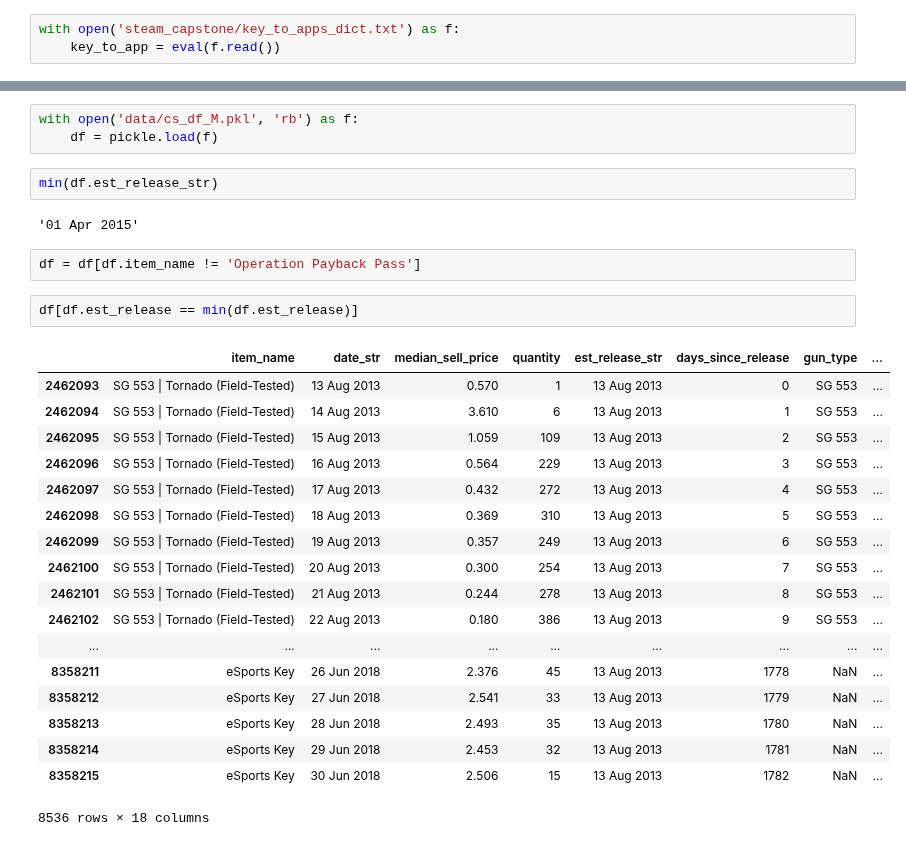
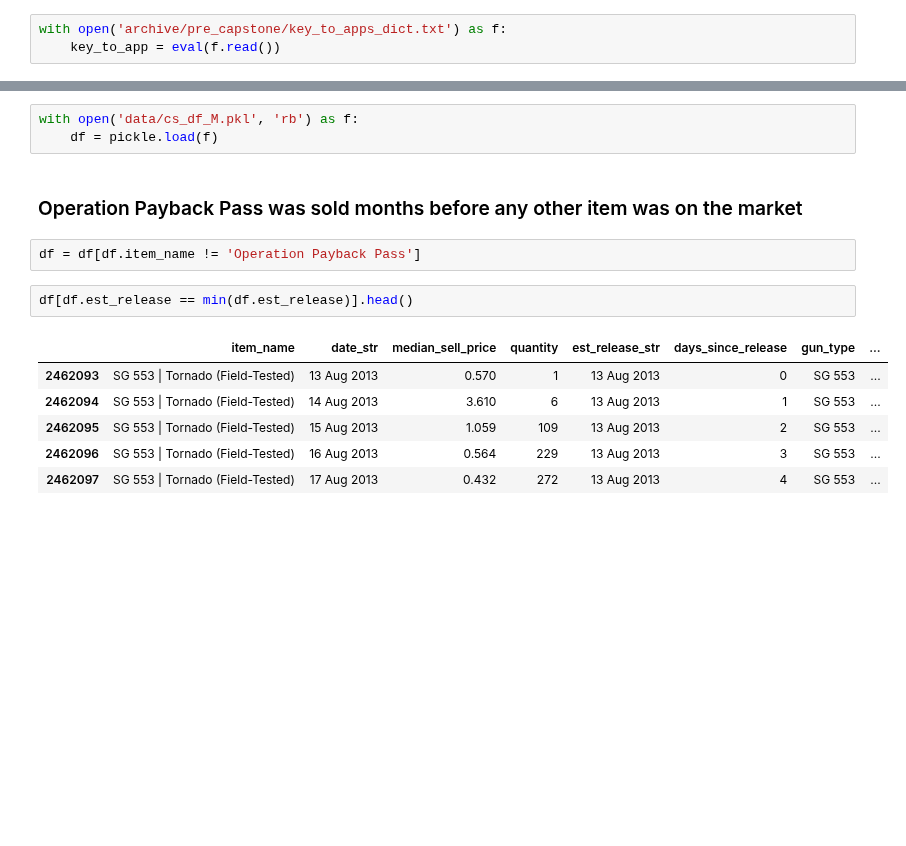
Before and after one commit to AkshayJ0shi/steam_anomaly_detection_capstone, a Jupyter notebook: economy_eda.ipynb, the cells around one changed output, grey strips where cells are left out. Drawn from its saved outputs; the diff is of its cells as text; blank space fills up the shorter version.

```diff
--- a/economy_eda.ipynb
+++ b/economy_eda.ipynb
@@ -16,7 +16,7 @@ num_items = df.groupby(['app'])['item_name'].nunique()
 # %%
 num_items = num_items.sort_values(ascending=False)
 # %%
-with open('steam_capstone/key_to_apps_dict.txt') as f:
+with open('archive/pre_capstone/key_to_apps_dict.txt') as f:
     key_to_app = eval(f.read())
 # %% [markdown]
 ### 10 games with the most unique items
@@ -197,30 +186,16 @@ ax.plot(csgo_plot.index[115:], (csgo_plot.approx_value.values/csgo_plot.quantity
 # %%
 with open('data/cs_df_M.pkl', 'rb') as f:
     df = pickle.load(f)
-# %%
-min(df.est_release_str)
-# %% [output]
-'01 Apr 2015'
+# %% [markdown]
+### Operation Payback Pass was sold months before any other item was on the market
 # %%
 df = df[df.item_name != 'Operation Payback Pass']
 # %%
-df[df.est_release == min(df.est_release)]
+df[df.est_release == min(df.est_release)].head()
 # %% [output]
 |  | item_name | date_str | median_sell_price | quantity | est_release_str | days_since_release | gun_type | ... |
 | 2462093 | SG 553 | Tornado (Field-Tested) | 13 Aug 2013 | 0.570 | 1 | 13 Aug 2013 | 0 | SG 553 | ... |
 | 2462094 | SG 553 | Tornado (Field-Tested) | 14 Aug 2013 | 3.610 | 6 | 13 Aug 2013 | 1 | SG 553 | ... |
 | 2462095 | SG 553 | Tornado (Field-Tested) | 15 Aug 2013 | 1.059 | 109 | 13 Aug 2013 | 2 | SG 553 | ... |
 | 2462096 | SG 553 | Tornado (Field-Tested) | 16 Aug 2013 | 0.564 | 229 | 13 Aug 2013 | 3 | SG 553 | ... |
 | 2462097 | SG 553 | Tornado (Field-Tested) | 17 Aug 2013 | 0.432 | 272 | 13 Aug 2013 | 4 | SG 553 | ... |
-| 2462098 | SG 553 | Tornado (Field-Tested) | 18 Aug 2013 | 0.369 | 310 | 13 Aug 2013 | 5 | SG 553 | ... |
-| 2462099 | SG 553 | Tornado (Field-Tested) | 19 Aug 2013 | 0.357 | 249 | 13 Aug 2013 | 6 | SG 553 | ... |
-| 2462100 | SG 553 | Tornado (Field-Tested) | 20 Aug 2013 | 0.300 | 254 | 13 Aug 2013 | 7 | SG 553 | ... |
-| 2462101 | SG 553 | Tornado (Field-Tested) | 21 Aug 2013 | 0.244 | 278 | 13 Aug 2013 | 8 | SG 553 | ... |
-| 2462102 | SG 553 | Tornado (Field-Tested) | 22 Aug 2013 | 0.180 | 386 | 13 Aug 2013 | 9 | SG 553 | ... |
-| ... | ... | ... | ... | ... | ... | ... | ... | ... |
-| 8358211 | eSports Key | 26 Jun 2018 | 2.376 | 45 | 13 Aug 2013 | 1778 | NaN | ... |
-| 8358212 | eSports Key | 27 Jun 2018 | 2.541 | 33 | 13 Aug 2013 | 1779 | NaN | ... |
-| 8358213 | eSports Key | 28 Jun 2018 | 2.493 | 35 | 13 Aug 2013 | 1780 | NaN | ... |
-| 8358214 | eSports Key | 29 Jun 2018 | 2.453 | 32 | 13 Aug 2013 | 1781 | NaN | ... |
-| 8358215 | eSports Key | 30 Jun 2018 | 2.506 | 15 | 13 Aug 2013 | 1782 | NaN | ... |
-8536 rows × 18 columns
```
Also changed, not shown: parts of 7 cells of this notebook, 5 other files.
